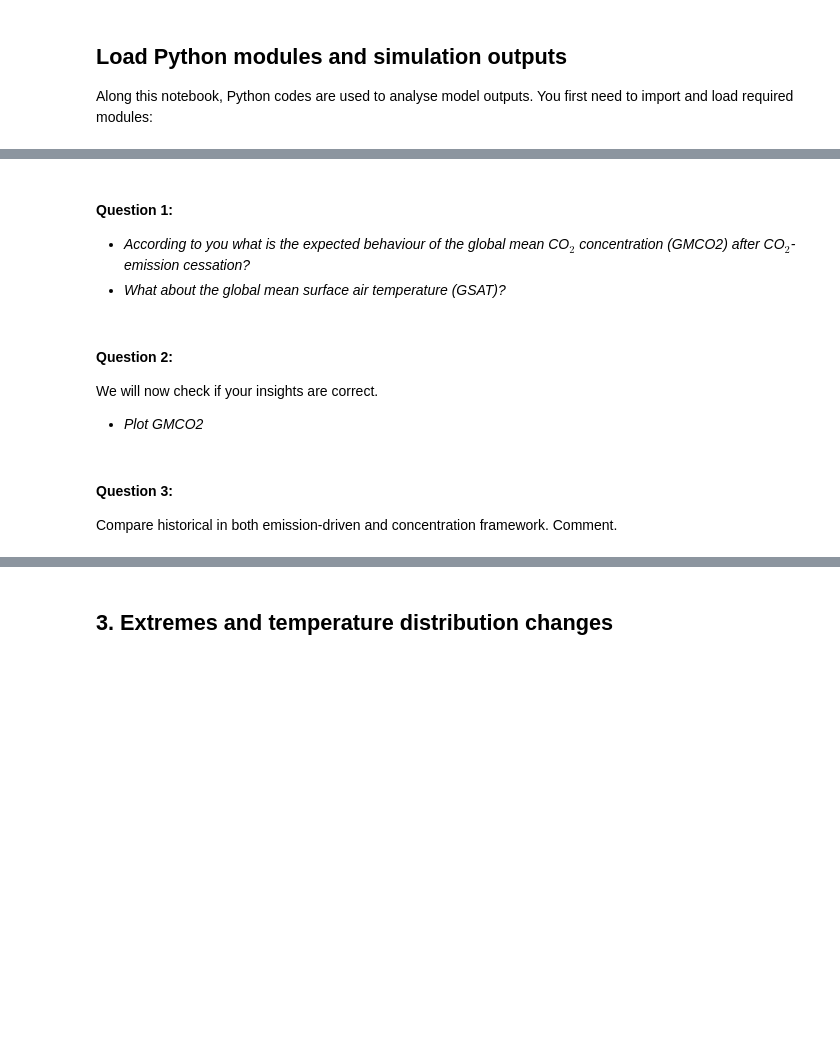
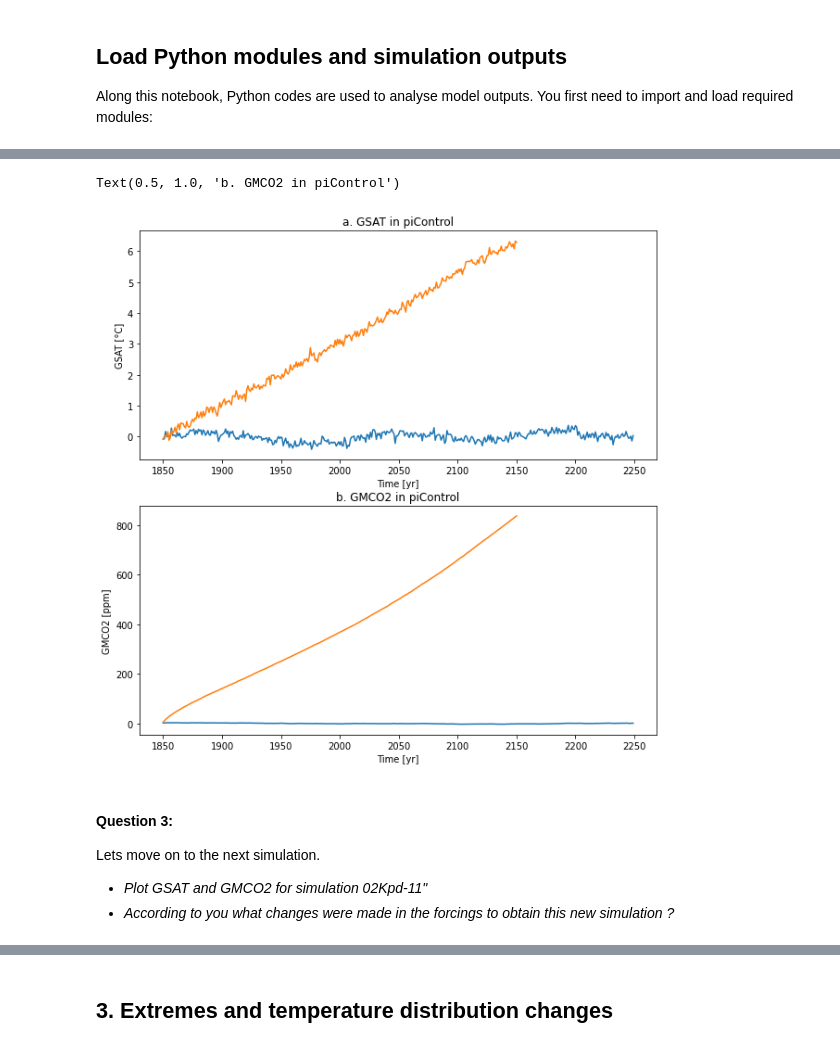
Before and after one commit to acsed-dot/TP-MSOAC-Climate_change, a Jupyter notebook: topics/3-CNRM-ESM2-2_emission_driven.ipynb, the cells around one changed output, grey strips where cells are left out. Cells and saved outputs as stored; diff of their text form; code cells hidden in the pictures; blank space fills up the shorter version.

```diff
--- a/topics/3-CNRM-ESM2-2_emission_driven.ipynb
+++ b/topics/3-CNRM-ESM2-2_emission_driven.ipynb
@@ -58,13 +229,28 @@ In this section, we will first analyse the behaviour of global scale metrics fol
+# %%
+fig, axes = plt.subplots(2, 1, figsize=(10, 10))
+
+ref_CO2 = df_CO2["piControl"].mean()
+ref_GSAT = df_GSAT["piControl"].mean()
+
+axes[0].plot(df_GSAT["year"], df_GSAT["piControl"]-ref_GSAT)
+axes[1].plot(df_CO2["year"], df_CO2["piControl"]-ref_CO2)
+
+axes[0].plot(df_GSAT["year"], df_GSAT["02Kpd"]-ref_GSAT)
+axes[1].plot(df_CO2["year"], df_CO2["02Kpd"]-ref_CO2)
+
+axes[0].set_xlabel("Time [yr]")
+axes[0].set_ylabel("GSAT [°C]")
+axes[1].set_xlabel("Time [yr]")
+axes[1].set_ylabel("GMCO2 [ppm]")
+
+axes[0].set_title("a. GSAT in piControl")
+axes[1].set_title("b. GMCO2 in piControl")
+# %% [output]
+Text(0.5, 1.0, 'b. GMCO2 in piControl')
+[figure, added]
 # %% [markdown]
-#### Question 1:
+#### Question 3:
 
-* _According to you what is the expected behaviour of the global mean CO$_2$ concentration (GMCO2) after CO$_2$-emission cessation?_
-* _What about the global mean surface air temperature (GSAT)?_
+Lets move on to the next simulation.
+* _Plot GSAT and GMCO2 for simulation 02Kpd-11"_
+* _According to you what changes were made in the forcings to obtain this new simulation ?_
-# %% [markdown]
-#### Question 2:
-We will now check if your insights are correct.
-* _Plot GMCO2_
-# %% [markdown]
-#### Question 3:
-
-Compare historical in both emission-driven and concentration framework. Comment.
```
Also changed, not shown: parts of 35 cells of this notebook, 9 other files.
